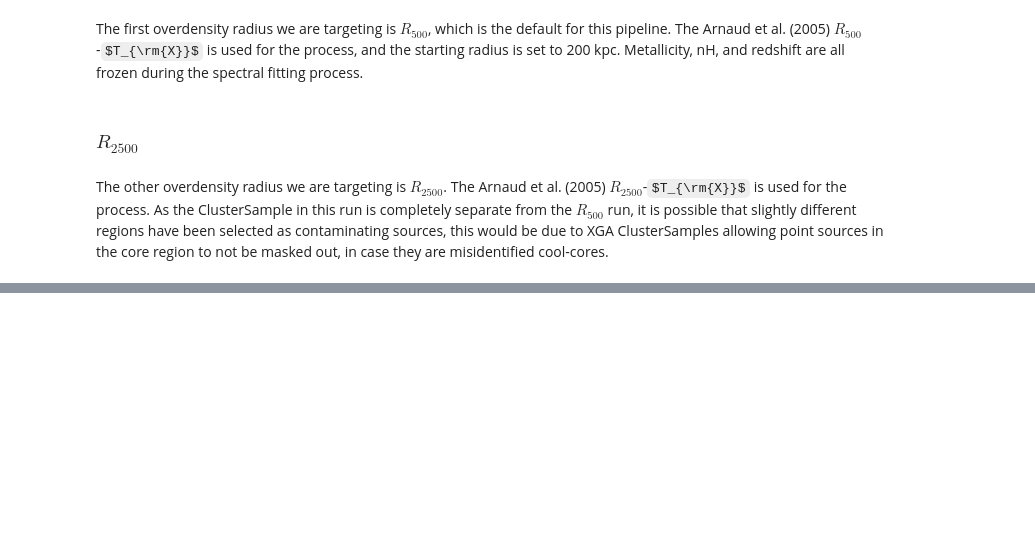
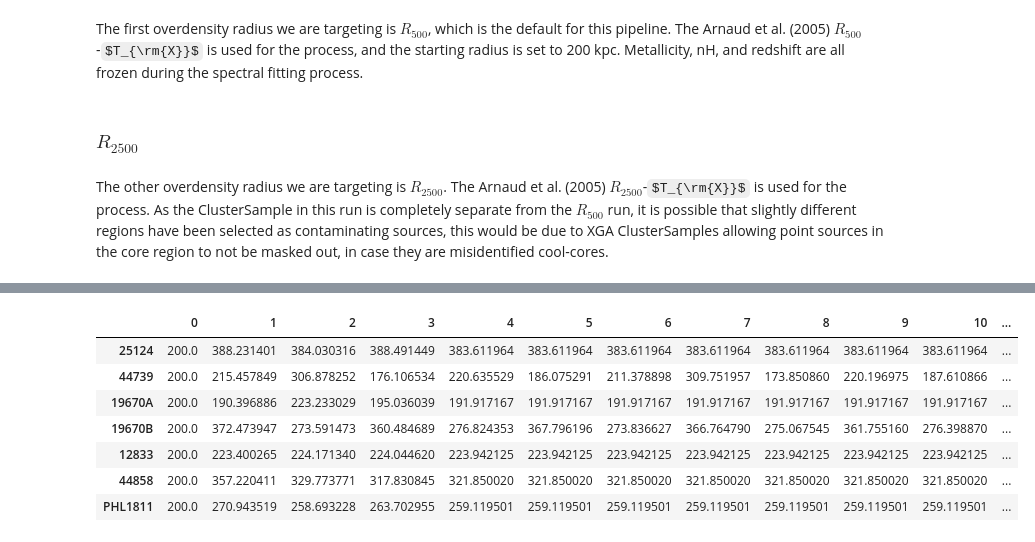
Before and after one commit to DavidT3/OVI_groups, a Jupyter notebook: notebooks/running_LTR_pipeline.ipynb, the cells around one changed output, grey strips where cells are left out. Drawn from its saved outputs; the diff is of its cells as text; code cells hidden in the pictures; some formulas as TeX source; blank space fills up the shorter version.

```diff
--- a/notebooks/running_LTR_pipeline.ipynb
+++ b/notebooks/running_LTR_pipeline.ipynb
@@ -93,0 +119,11 @@ results_r2500
+# %%
+rad_hist_r2500
+# %% [output]
+|  | 0 | 1 | 2 | 3 | 4 | 5 | 6 | 7 | 8 | 9 | 10 | ... |
+| 25124 | 200.0 | 388.231401 | 384.030316 | 388.491449 | 383.611964 | 383.611964 | 383.611964 | 383.611964 | 383.611964 | 383.611964 | 383.611964 | ... |
+| 44739 | 200.0 | 215.457849 | 306.878252 | 176.106534 | 220.635529 | 186.075291 | 211.378898 | 309.751957 | 173.850860 | 220.196975 | 187.610866 | ... |
+| 19670A | 200.0 | 190.396886 | 223.233029 | 195.036039 | 191.917167 | 191.917167 | 191.917167 | 191.917167 | 191.917167 | 191.917167 | 191.917167 | ... |
+| 19670B | 200.0 | 372.473947 | 273.591473 | 360.484689 | 276.824353 | 367.796196 | 273.836627 | 366.764790 | 275.067545 | 361.755160 | 276.398870 | ... |
+| 12833 | 200.0 | 223.400265 | 224.171340 | 224.044620 | 223.942125 | 223.942125 | 223.942125 | 223.942125 | 223.942125 | 223.942125 | 223.942125 | ... |
+| 44858 | 200.0 | 357.220411 | 329.773771 | 317.830845 | 321.850020 | 321.850020 | 321.850020 | 321.850020 | 321.850020 | 321.850020 | 321.850020 | ... |
+| PHL1811 | 200.0 | 270.943519 | 258.693228 | 263.702955 | 259.119501 | 259.119501 | 259.119501 | 259.119501 | 259.119501 | 259.119501 | 259.119501 | ... |
```
Also changed, not shown: parts of 9 cells of this notebook, 4 other files.
